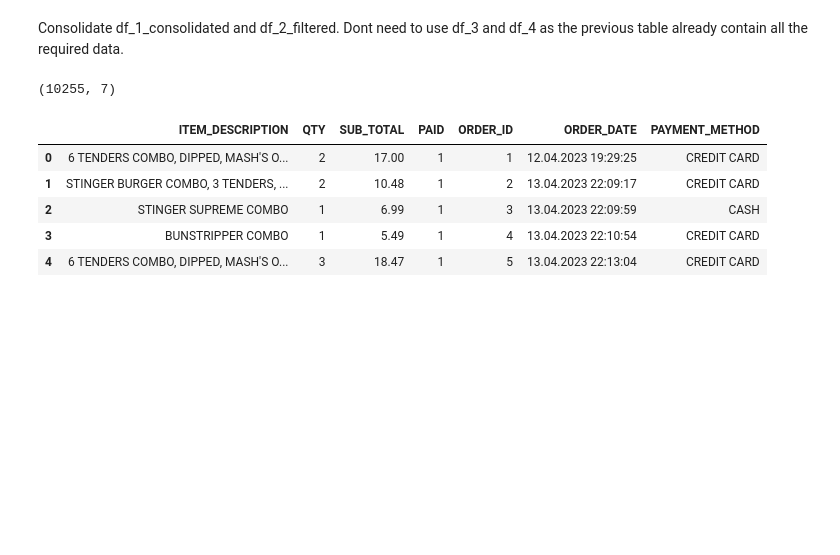
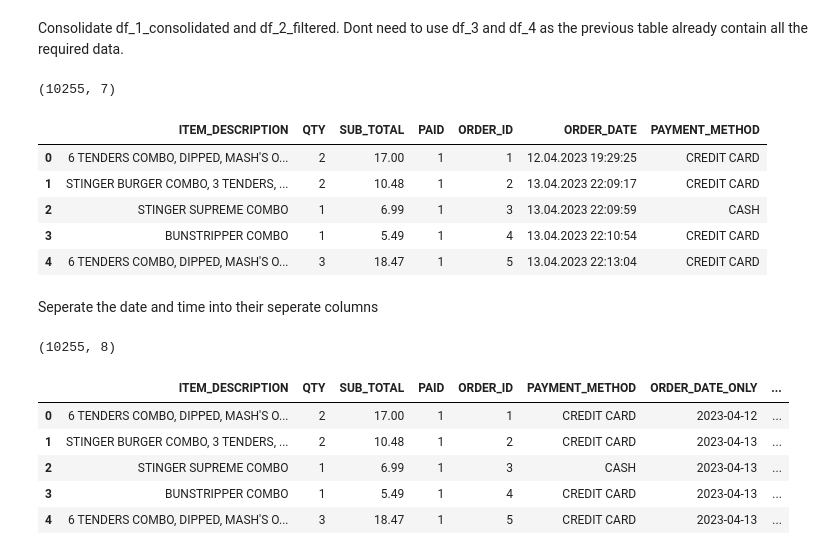
Before and after one commit to Muhammadali1029/matchday_demand_forecasting, a Jupyter notebook: notebooks/01_eda.ipynb, the cells around one changed output. Drawn from its saved outputs; the diff is of its cells as text; code cells hidden in the pictures; blank space fills up the shorter version.

Commit message:
Separate order date and order time into separate columns and drop orderdate column

```diff
--- a/notebooks/01_eda.ipynb
+++ b/notebooks/01_eda.ipynb
@@ -240,10 +240,10 @@ df_4[df_4['PRODUCT_ID'] == 249]
 Consolidate df_1_consolidated and df_2_filtered.
 Dont need to use df_3 and df_4 as the previous table already contain all the required data.
 # %%
-final_df = pd.merge(df_1_consolidated, df_2_filtered, left_on='ORDER_HEADER_ID', right_on='ORDER_ID', how='inner')
-final_df = final_df.drop('ORDER_HEADER_ID', axis=1)
-print(final_df.shape)
-final_df.head()
+df_final = pd.merge(df_1_consolidated, df_2_filtered, left_on='ORDER_HEADER_ID', right_on='ORDER_ID', how='inner')
+df_final = df_final.drop('ORDER_HEADER_ID', axis=1)
+print(df_final.shape)
+df_final.head()
 # %% [output]
 (10255, 7)
 |  | ITEM_DESCRIPTION | QTY | SUB_TOTAL | PAID | ORDER_ID | ORDER_DATE | PAYMENT_METHOD |
@@ -252,3 +252,24 @@ final_df.head()
 | 2 | STINGER SUPREME COMBO | 1 | 6.99 | 1 | 3 | 13.04.2023 22:09:59 | CASH |
 | 3 | BUNSTRIPPER COMBO | 1 | 5.49 | 1 | 4 | 13.04.2023 22:10:54 | CREDIT CARD |
 | 4 | 6 TENDERS COMBO, DIPPED, MASH'S O... | 3 | 18.47 | 1 | 5 | 13.04.2023 22:13:04 | CREDIT CARD |
+# %% [markdown]
+Seperate the date and time into their seperate columns
+# %%
+# Convert the column to datetime objects
+df_final['ORDER_DATE'] = pd.to_datetime(df_final['ORDER_DATE'], dayfirst=True)
+
+# Create new columns for just the date and just the time
+df_final['ORDER_DATE_ONLY'] = df_final['ORDER_DATE'].dt.date
+df_final['ORDER_TIME_ONLY'] = df_final['ORDER_DATE'].dt.time
+# %%
+df_final = df_final.drop('ORDER_DATE', axis=1)
+print(df_final.shape)
+df_final.head()
+# %% [output]
+(10255, 8)
+|  | ITEM_DESCRIPTION | QTY | SUB_TOTAL | PAID | ORDER_ID | PAYMENT_METHOD | ORDER_DATE_ONLY | ... |
+| 0 | 6 TENDERS COMBO, DIPPED, MASH'S O... | 2 | 17.00 | 1 | 1 | CREDIT CARD | 2023-04-12 | ... |
+| 1 | STINGER BURGER COMBO, 3 TENDERS, ... | 2 | 10.48 | 1 | 2 | CREDIT CARD | 2023-04-13 | ... |
+| 2 | STINGER SUPREME COMBO | 1 | 6.99 | 1 | 3 | CASH | 2023-04-13 | ... |
+| 3 | BUNSTRIPPER COMBO | 1 | 5.49 | 1 | 4 | CREDIT CARD | 2023-04-13 | ... |
+| 4 | 6 TENDERS COMBO, DIPPED, MASH'S O... | 3 | 18.47 | 1 | 5 | CREDIT CARD | 2023-04-13 | ... |
```
